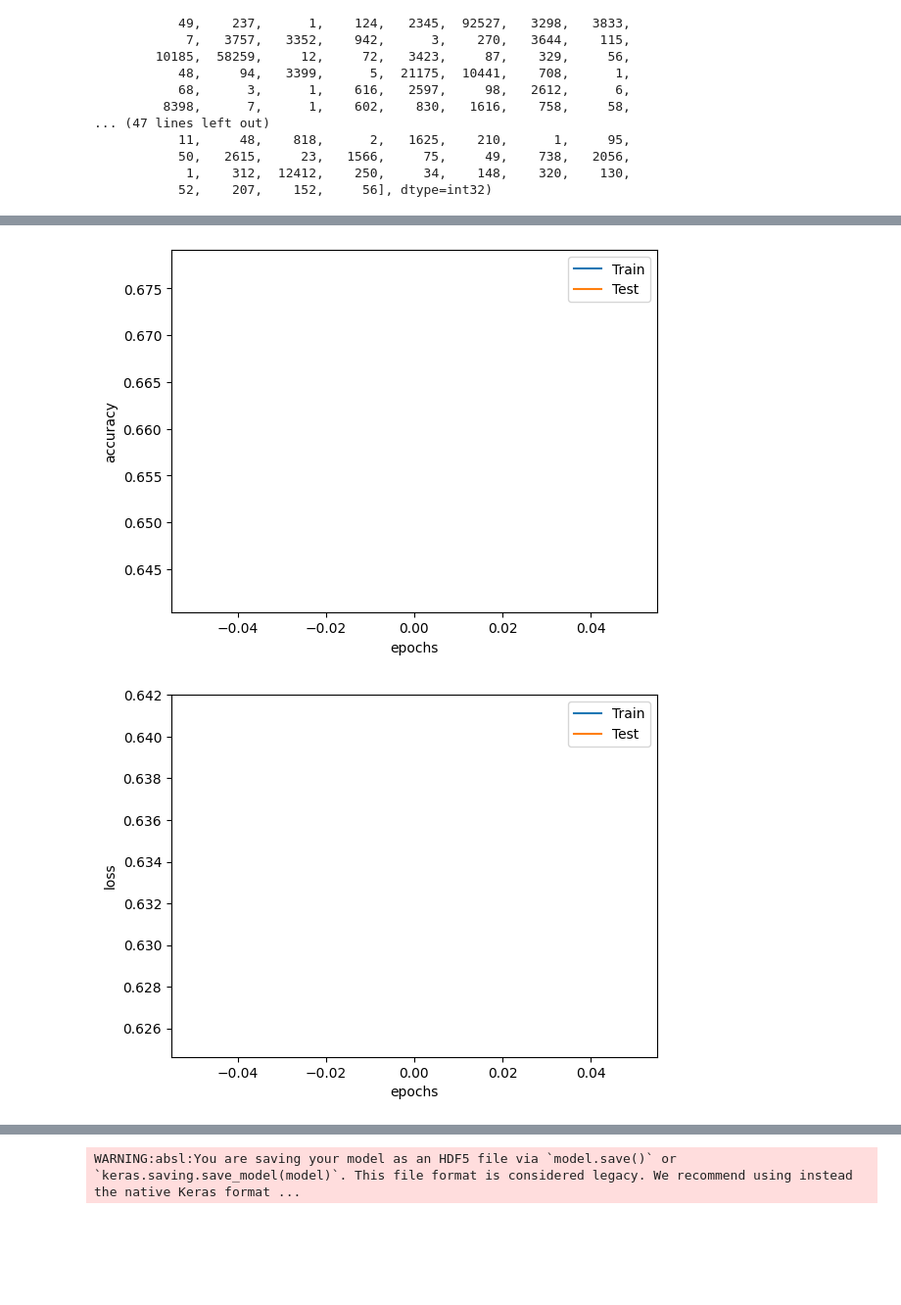
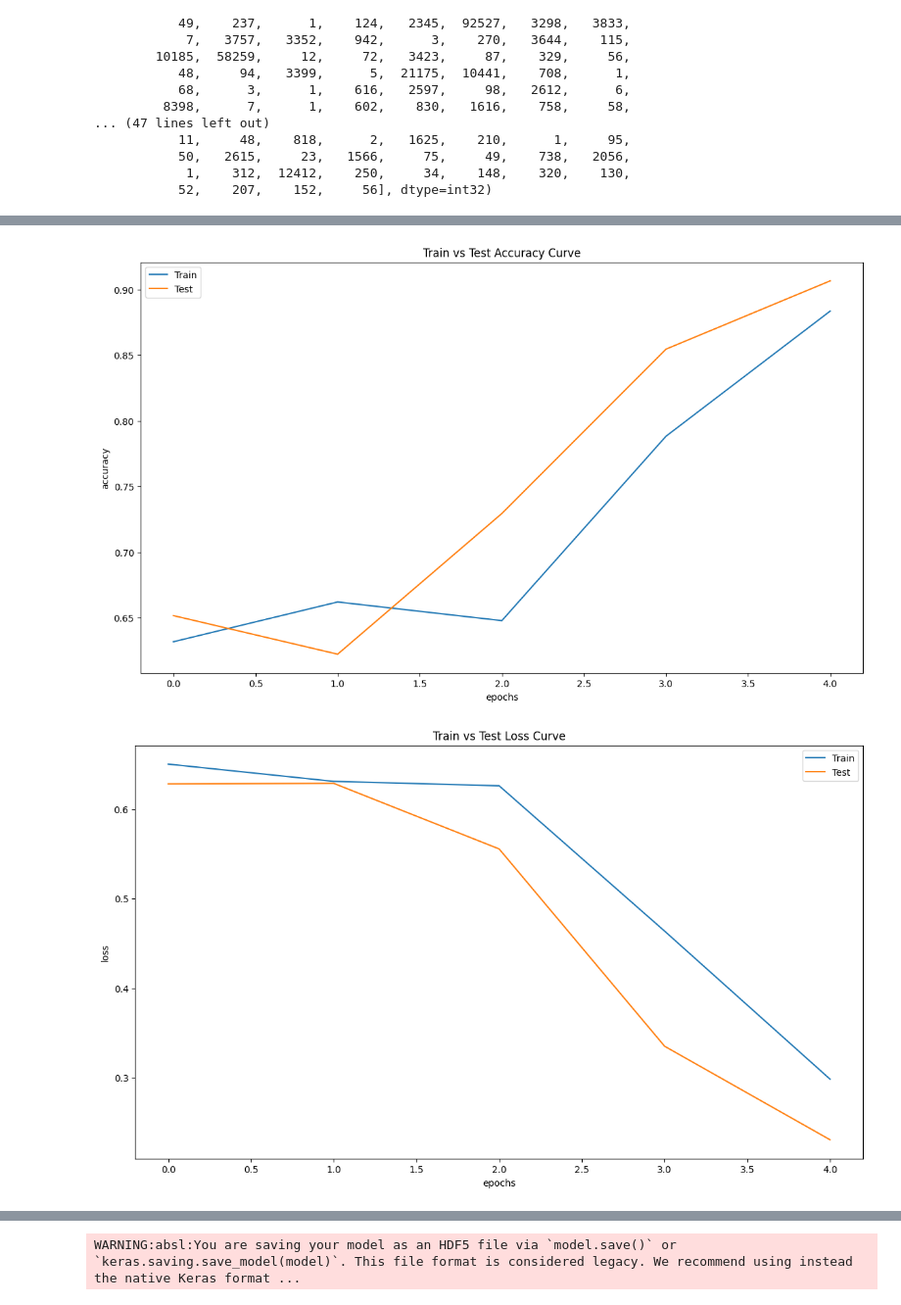
Before and after one commit to puramnagendra2/Deep_Learning_Projects_2024, a Jupyter notebook: Fabricated Fake News/visualization.ipynb, the cells around one changed output, grey strips where cells are left out. Shown at 98% size. Drawn from its saved outputs; the diff is of its cells as text; code cells hidden in the pictures; blank space fills up the shorter version.

```diff
--- a/Fabricated Fake News/visualization.ipynb
+++ b/Fabricated Fake News/visualization.ipynb
@@ -270,5 +280,5 @@ Model: "sequential"
  Non-trainable params: 23,955,700 (91.38 MB)
 # %%
 # train the model
-history = model.fit(x_train, y_train, epochs=1, batch_size=256, validation_data=(x_test, y_test))
+history = model.fit(x_train, y_train, epochs=5, batch_size=128, validation_data=(x_test, y_test))
 # %% [output]
@@ -276,18 +295,24 @@ history = model.fit(x_train, y_train, epochs=1, batch_size=256, validation_data=
 # %%
 # visualize the results
+plt.figure(figsize=(14, 8))
 plt.plot(history.history['accuracy'])
 plt.plot(history.history['val_accuracy'])
 plt.xlabel('epochs')
 plt.ylabel('accuracy')
 plt.legend(['Train', 'Test'])
+plt.title("Train vs Test Accuracy Curve")
+plt.savefig("./images/4_train_vs_test.png")
 plt.show()
 
+plt.figure(figsize=(14, 8))
 plt.plot(history.history['loss'])
 plt.plot(history.history['val_loss'])
 plt.xlabel('epochs')
 plt.ylabel('loss')
 plt.legend(['Train', 'Test'])
+plt.title("Train vs Test Loss Curve")
+plt.savefig("./images/5_train_vs_test_loss.png")
 plt.show()
 # %% [output]
-[figure, old version]
+[figure, new version]
-[figure, old version]
+[figure, new version]
```
Also changed, not shown: parts of 11 cells of this notebook, 8 other files.
